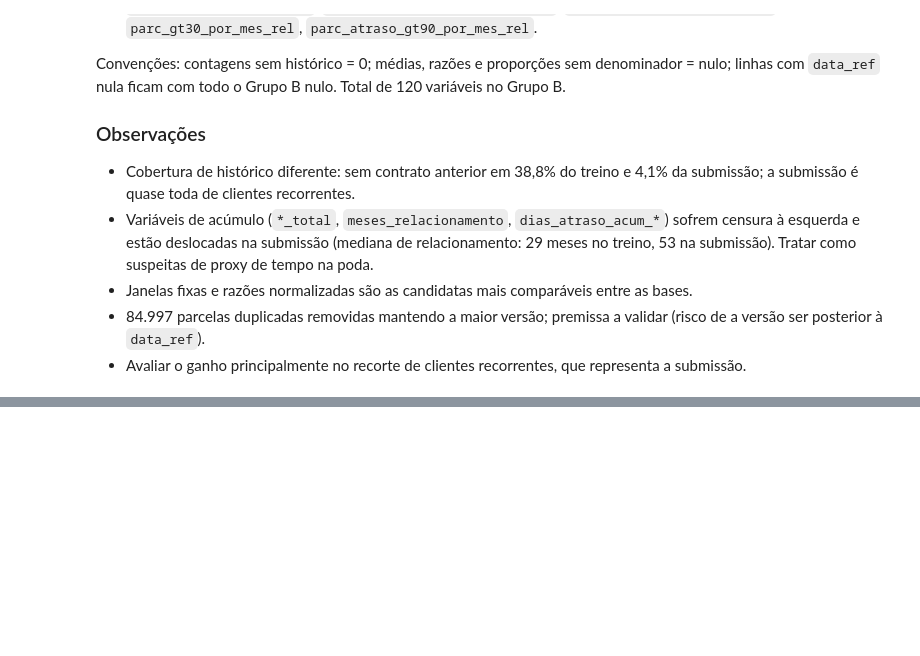
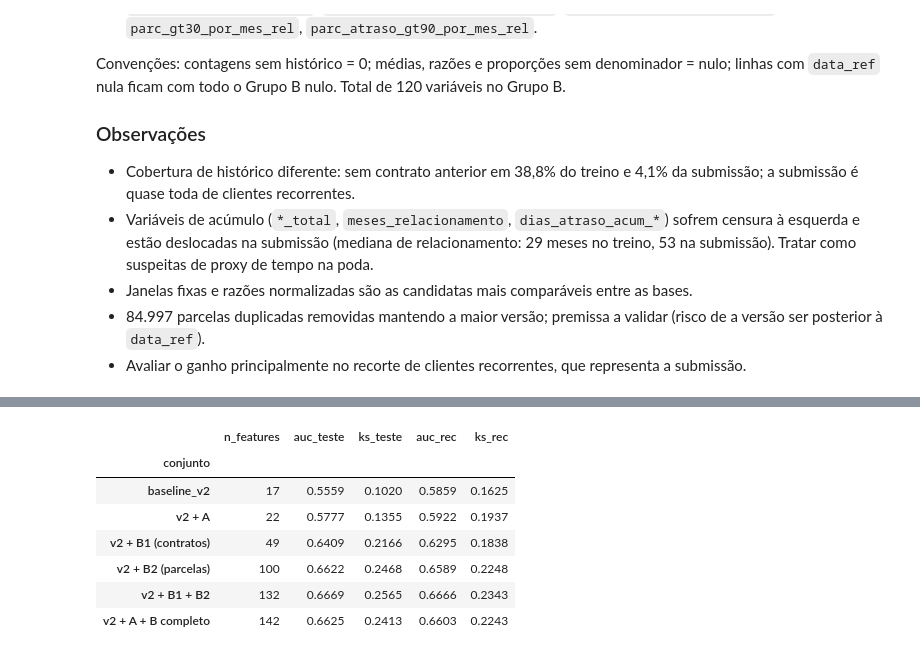
Before and after one commit to Gabverz/DS-Accelerator, a Jupyter notebook: notebooks/03_features_modelagem.ipynb, the cells around one changed output, grey strips where cells are left out. Saved outputs shown, nothing was run; the diff lists cells and outputs as text; code cells hidden in the pictures; blank space fills up the shorter version.

```diff
--- a/notebooks/03_features_modelagem.ipynb
+++ b/notebooks/03_features_modelagem.ipynb
@@ -1059,0 +1154,21 @@ Convenções: contagens sem histórico = 0; médias, razões e proporções sem
+# %%
+def auc_ks(y_true, score):
+    """AUC e KS (máxima distância entre TPR e FPR)."""
+    fpr, tpr, _ = roc_curve(y_true, score)
+    return roc_auc_score(y_true, score), float(np.max(tpr - fpr))
+
+def avaliar(df, cols, mascara_recorte):
+    """Treina em tr_com e avalia no teste (completo e no recorte). df deve conter cols, COL_TARGET."""
+    df_tr, df_te = df.loc[tr_com.index], df.loc[teste.index]
+    cat = [c for c in cols if df[c].dtype == "object" or str(df[c].dtype) in ("category", "string")]
+    X_tr, X_te = df_tr[cols].copy(), df_te[cols].copy()
+    for c in cat:
+        tipo = pd.CategoricalDtype(categories=sorted(df_tr[c].dropna().unique()))
+        X_tr[c], X_te[c] = X_tr[c].astype(tipo), X_te[c].astype(tipo)
+    modelo = HistGradientBoostingClassifier(categorical_features="from_dtype", random_state=42)
+    modelo.fit(X_tr, df_tr[COL_TARGET].astype(int))
+    score = modelo.predict_proba(X_te)[:, 1]
+    y_te = df_te[COL_TARGET].astype(int).to_numpy()
+    auc_t, ks_t = auc_ks(y_te, score)
+    auc_r, ks_r = auc_ks(y_te[mascara_recorte], score[mascara_recorte])
+    return {"auc_teste": auc_t, "ks_teste": ks_t, "auc_rec": auc_r, "ks_rec": ks_r}
@@ -1059,0 +1210,32 @@ Convenções: contagens sem histórico = 0; médias, razões e proporções sem
+# %%
+# ============================================================
+# Auditoria | Bloco 2: ablação A / B1 / B2 / B1+B2 contra baseline v2
+# ============================================================
+rec_teste = df_teste["qtd_contratos_total"].gt(0).to_numpy()   # troque pela regra do Bloco 1 que bater
+
+COLS_B1 = [c for c in COLS_B if c in fb_contratos["completa"].columns]
+COLS_B2 = [c for c in COLS_B if c in fb_parcelas["completa"].columns]
+COLS_B3 = [c for c in COLS_B if c not in COLS_B1 and c not in COLS_B2]   # razões por tempo de relacionamento
+
+conjuntos = {
+    "baseline_v2": list(FEATURES_V2),
+    "v2 + A": list(FEATURES_V2) + GRUPO_A,
+    "v2 + B1 (contratos)": list(FEATURES_V2) + COLS_B1,
+    "v2 + B2 (parcelas)": list(FEATURES_V2) + COLS_B2,
+    "v2 + B1 + B2": list(FEATURES_V2) + COLS_B1 + COLS_B2,
+    "v2 + A + B completo": list(FEATURES_V2) + GRUPO_A + COLS_B,
+}
+linhas = []
+for nome, cols in conjuntos.items():
+    linhas.append({"conjunto": nome, "n_features": len(cols), **avaliar(base_treino, cols, rec_teste)})
+ablacao = pd.DataFrame(linhas).set_index("conjunto")
+display(ablacao.round(4))
+# %% [output]
+|  | n_features | auc_teste | ks_teste | auc_rec | ks_rec |
+| conjunto |  |  |  |  |  |
+| baseline_v2 | 17 | 0.5559 | 0.1020 | 0.5859 | 0.1625 |
+| v2 + A | 22 | 0.5777 | 0.1355 | 0.5922 | 0.1937 |
+| v2 + B1 (contratos) | 49 | 0.6409 | 0.2166 | 0.6295 | 0.1838 |
+| v2 + B2 (parcelas) | 100 | 0.6622 | 0.2468 | 0.6589 | 0.2248 |
+| v2 + B1 + B2 | 132 | 0.6669 | 0.2565 | 0.6666 | 0.2343 |
+| v2 + A + B completo | 142 | 0.6625 | 0.2413 | 0.6603 | 0.2243 |
```
Also changed, not shown: parts of 13 cells of this notebook, 1 other file.
